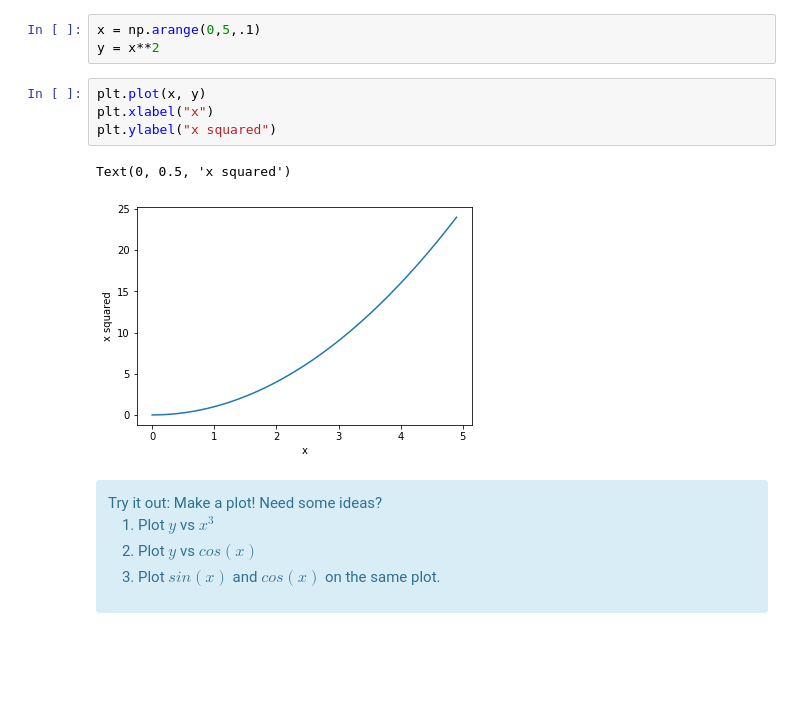
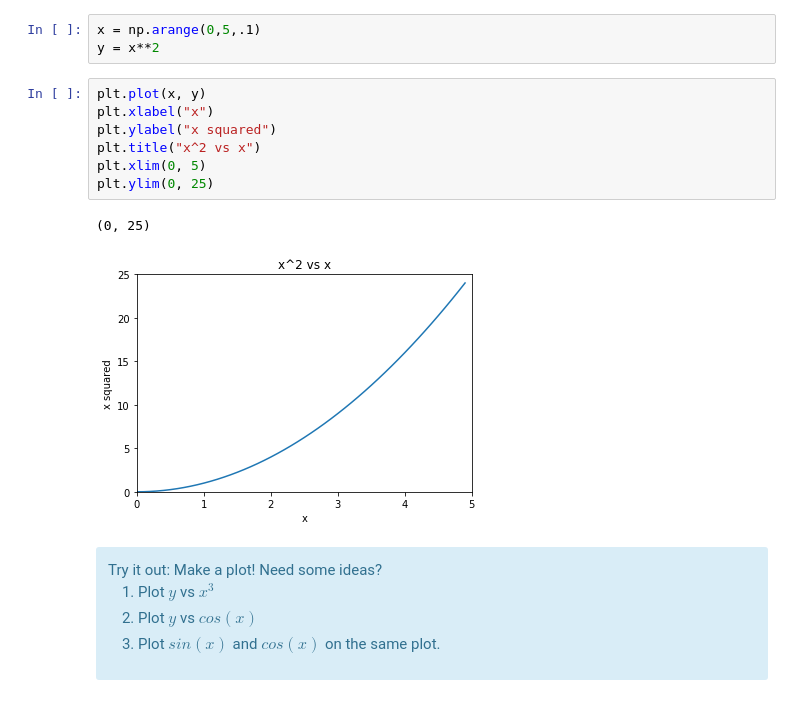
Before and after one commit to adasilva/AnatomyOfMatplotlib, a Jupyter notebook: AnatomyOfMatplotlib-Part1-QuickPlotsWithPyplot.ipynb, the cells around one changed output. Saved outputs shown, nothing was run; the diff lists cells and outputs as text; blank space fills up the shorter version.

```diff
--- a/AnatomyOfMatplotlib-Part1-QuickPlotsWithPyplot.ipynb
+++ b/AnatomyOfMatplotlib-Part1-QuickPlotsWithPyplot.ipynb
@@ -24,10 +24,13 @@ y = x**2
 # %%
 plt.plot(x, y)
 plt.xlabel("x")
 plt.ylabel("x squared")
+plt.title("x^2 vs x")
+plt.xlim(0, 5)
+plt.ylim(0, 25)
 # %% [output]
-Text(0, 0.5, 'x squared')
+(0, 25)
-[figure, old version]
+[figure, new version]
 # %% [markdown]
 <div class="alert alert-block alert-info">
     Try it out: Make a plot! Need some ideas?
```
Also changed, not shown: parts of 19 cells of this notebook.
